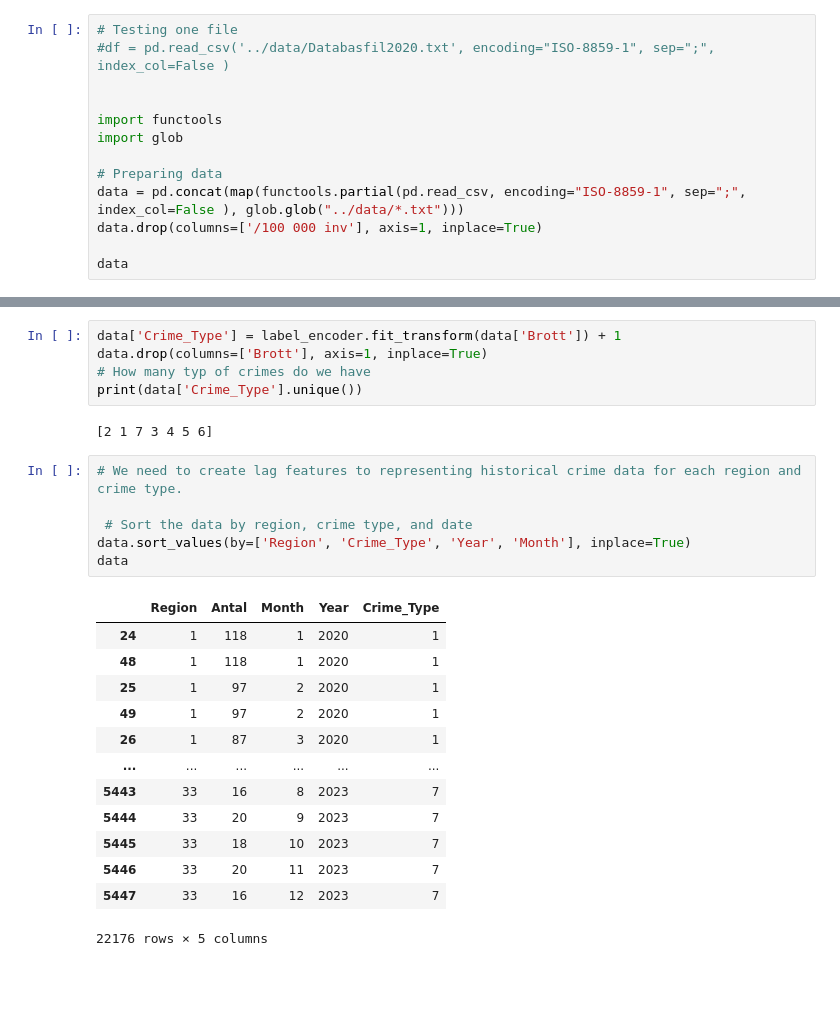
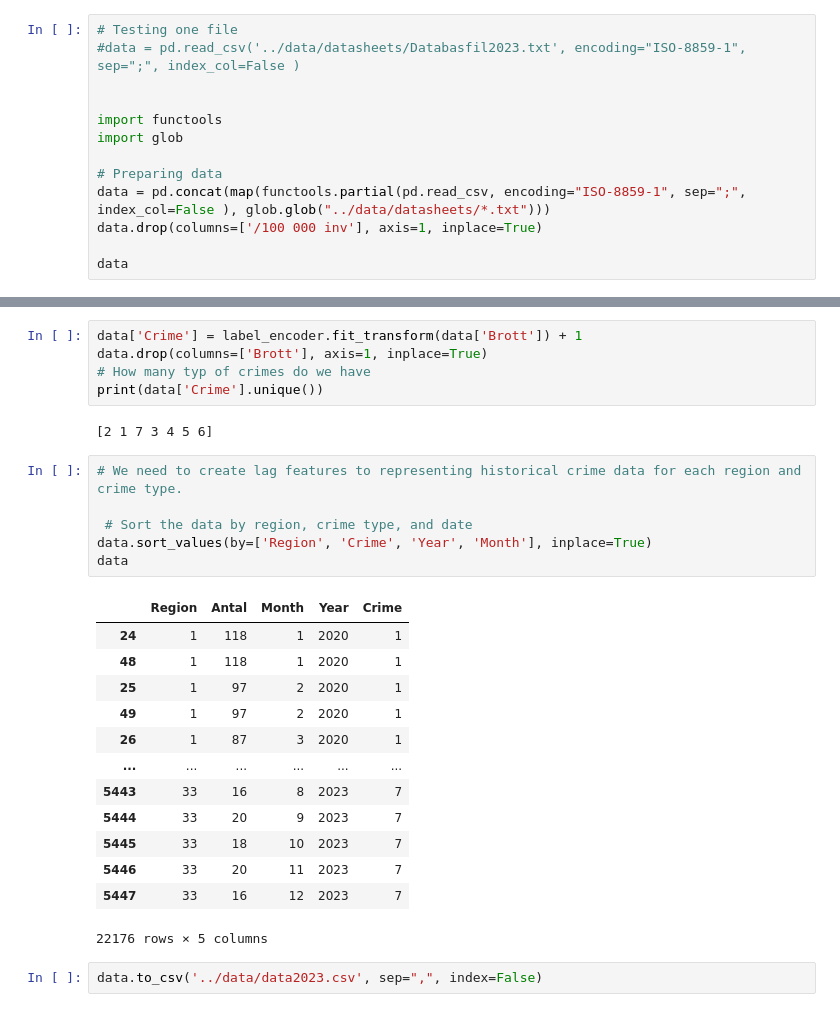
Before and after one commit to melane1978/PythonAiCourse, a Jupyter notebook: CrimeML/preparedata/crimeML-2st-version.ipynb, the cells around one changed output, grey strips where cells are left out. Saved outputs shown, nothing was run; the diff lists cells and outputs as text; blank space fills up the shorter version.

```diff
--- a/CrimeML/preparedata/crimeML-2st-version.ipynb
+++ b/CrimeML/preparedata/crimeML-2st-version.ipynb
@@ -43,14 +51,14 @@ I have a few problems I need to solve with this data, here is a list of those pr
 Below i will work with my data and try to solve the problems that i have with it.
 # %%
 # Testing one file
-#df = pd.read_csv('../data/Databasfil2020.txt', encoding="ISO-8859-1", sep=";", index_col=False )
+#data = pd.read_csv('../data/datasheets/Databasfil2023.txt', encoding="ISO-8859-1", sep=";", index_col=False )
 
 
 import functools
 import glob
 
 # Preparing data
-data = pd.concat(map(functools.partial(pd.read_csv, encoding="ISO-8859-1", sep=";", index_col=False ), glob.glob("../data/*.txt")))
+data = pd.concat(map(functools.partial(pd.read_csv, encoding="ISO-8859-1", sep=";", index_col=False ), glob.glob("../data/datasheets/*.txt")))
 data.drop(columns=['/100 000 inv'], axis=1, inplace=True)
 
 data
@@ -226,20 +236,20 @@ print(data['Brott'].unique())
  '5 kap. Ärekränkningsbrott' '6 kap. Sexualbrott'
  '7 kap. Brott mot familj']
 # %%
-data['Crime_Type'] = label_encoder.fit_transform(data['Brott']) + 1
+data['Crime'] = label_encoder.fit_transform(data['Brott']) + 1
 data.drop(columns=['Brott'], axis=1, inplace=True)
 # How many typ of crimes do we have
-print(data['Crime_Type'].unique())
+print(data['Crime'].unique())
 # %% [output]
 [2 1 7 3 4 5 6]
 # %%
 # We need to create lag features to representing historical crime data for each region and crime type.
 
  # Sort the data by region, crime type, and date
-data.sort_values(by=['Region', 'Crime_Type', 'Year', 'Month'], inplace=True)
+data.sort_values(by=['Region', 'Crime', 'Year', 'Month'], inplace=True)
 data
 # %% [output]
-|  | Region | Antal | Month | Year | Crime_Type |
+|  | Region | Antal | Month | Year | Crime |
 | 24 | 1 | 118 | 1 | 2020 | 1 |
 | 48 | 1 | 118 | 1 | 2020 | 1 |
 | 25 | 1 | 97 | 2 | 2020 | 1 |
@@ -252,6 +262,8 @@ data
 | 5446 | 33 | 20 | 11 | 2023 | 7 |
 | 5447 | 33 | 16 | 12 | 2023 | 7 |
 22176 rows × 5 columns
+# %%
+data.to_csv('../data/data2023.csv', sep=",", index=False)
 # %%
 # Defining the maximum lag period (e.g., 12 months)
 max_lag_period = 12
```
Also changed, not shown: parts of 7 cells of this notebook, 10 other files.
